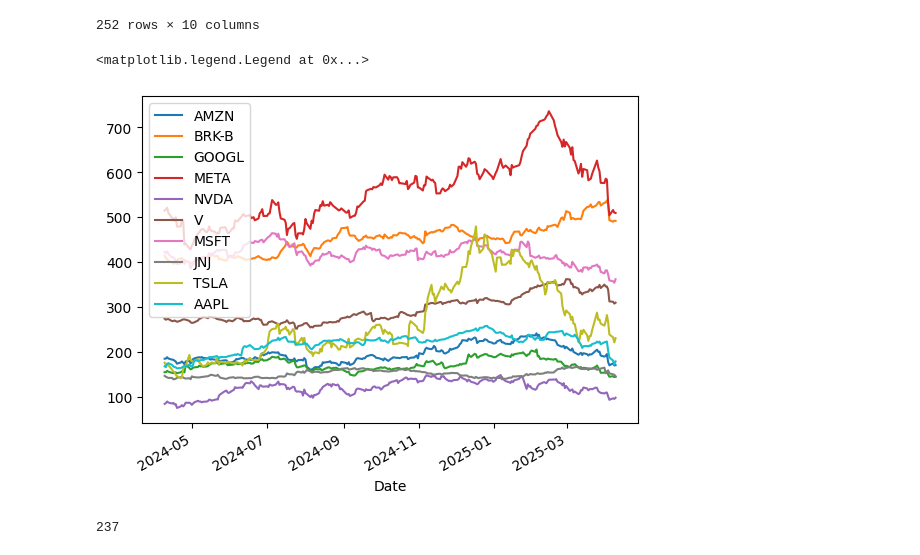
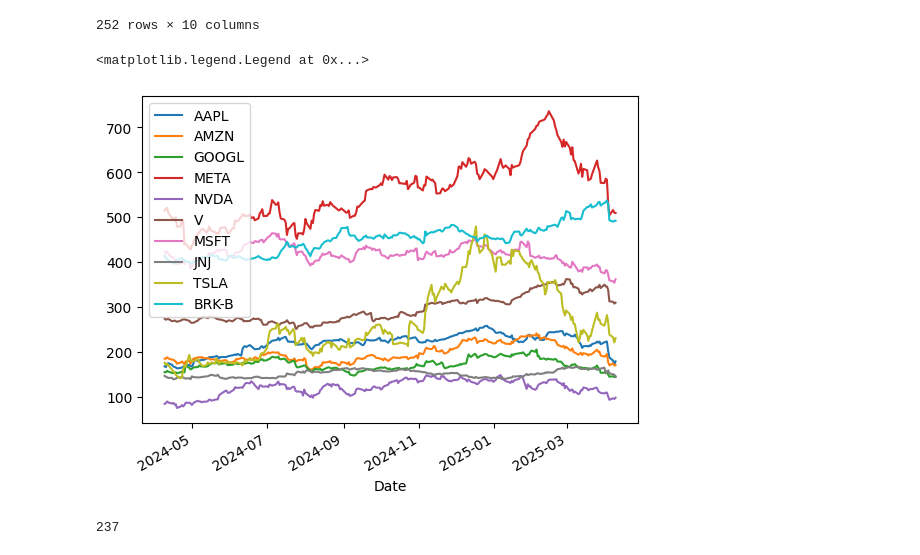
Before and after one commit to numisrm/Price_and_volatility_predicitons, a Jupyter notebook: Close_Data.ipynb, the cells around one changed output. Saved outputs shown, nothing was run; the diff lists cells and outputs as text; code cells hidden in the pictures.

```diff
--- a/Close_Data.ipynb
+++ b/Close_Data.ipynb
@@ -33,28 +33,28 @@ close
 | 2025-04-09 | 179.690002 | 171.300003 | 492.195007 | 145.250000 | 146.439896 | 509.790009 | 362.420013 | 98.900002 | 231.270004 | 310.200012 |
 252 rows × 10 columns
 # %%
-stock_to_use = 'AAPL'
+stock_to_use = 'BRK-B'
 stocks = ['AAPL', 'AMZN', 'BRK-B', 'GOOGL', 'META', 'NVDA', 'V', 'MSFT', 'JNJ', 'TSLA']
 
 if stock_to_use in stocks:
     stocks.remove(stock_to_use)
 else:
     print('ERROR')
 
 stocks.append(stock_to_use)
 
 stock_data = []
 
 for i in stocks:
     stock_data.append(close[i])
     close[i].plot(label=i)
 
 plt.legend()
 #stock = close[stock_to_use]
 #stock.plot()
 # %% [output]
 <matplotlib.legend.Legend at 0x...>
-[figure, old version]
+[figure, new version]
 # %%
 def df_to_X_y(df, window_size):
   df_as_np = df.to_numpy()
```
Also changed, not shown: parts of 9 cells of this notebook, 2 other files.
